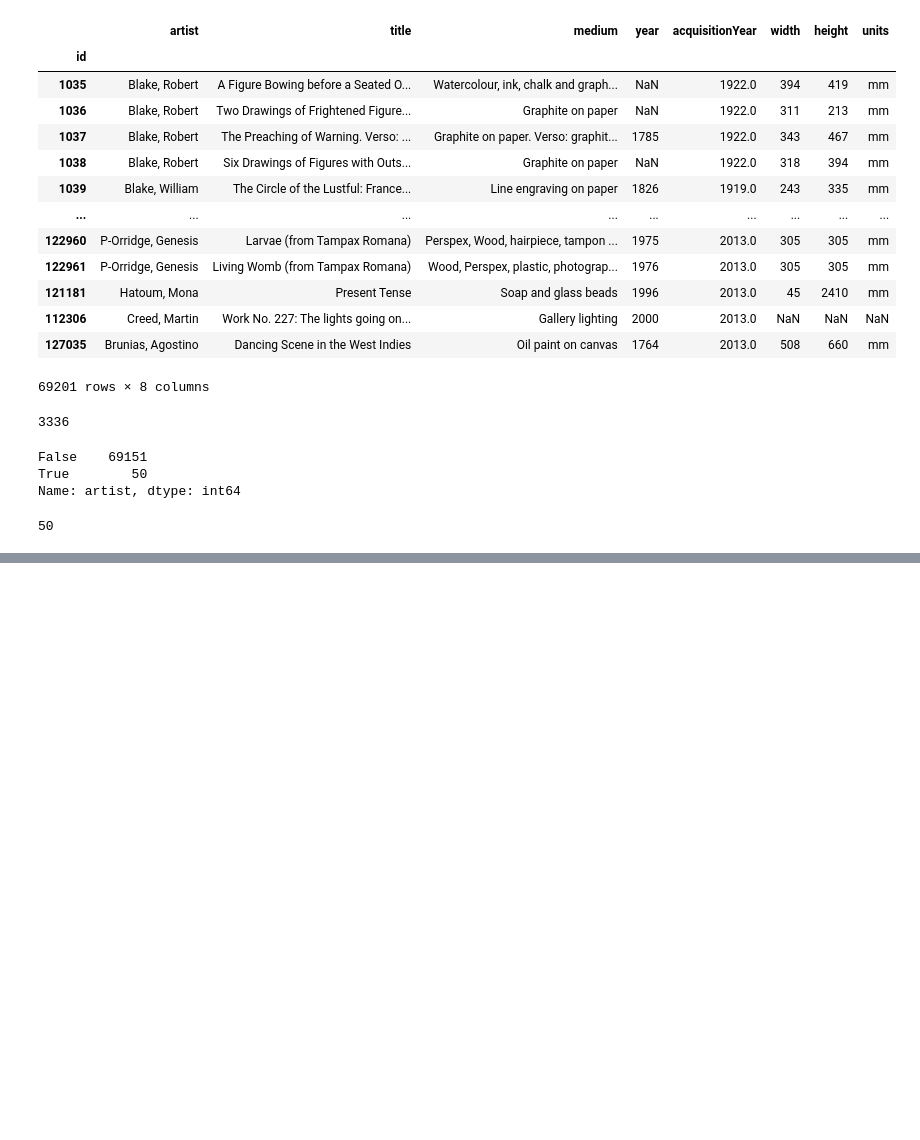
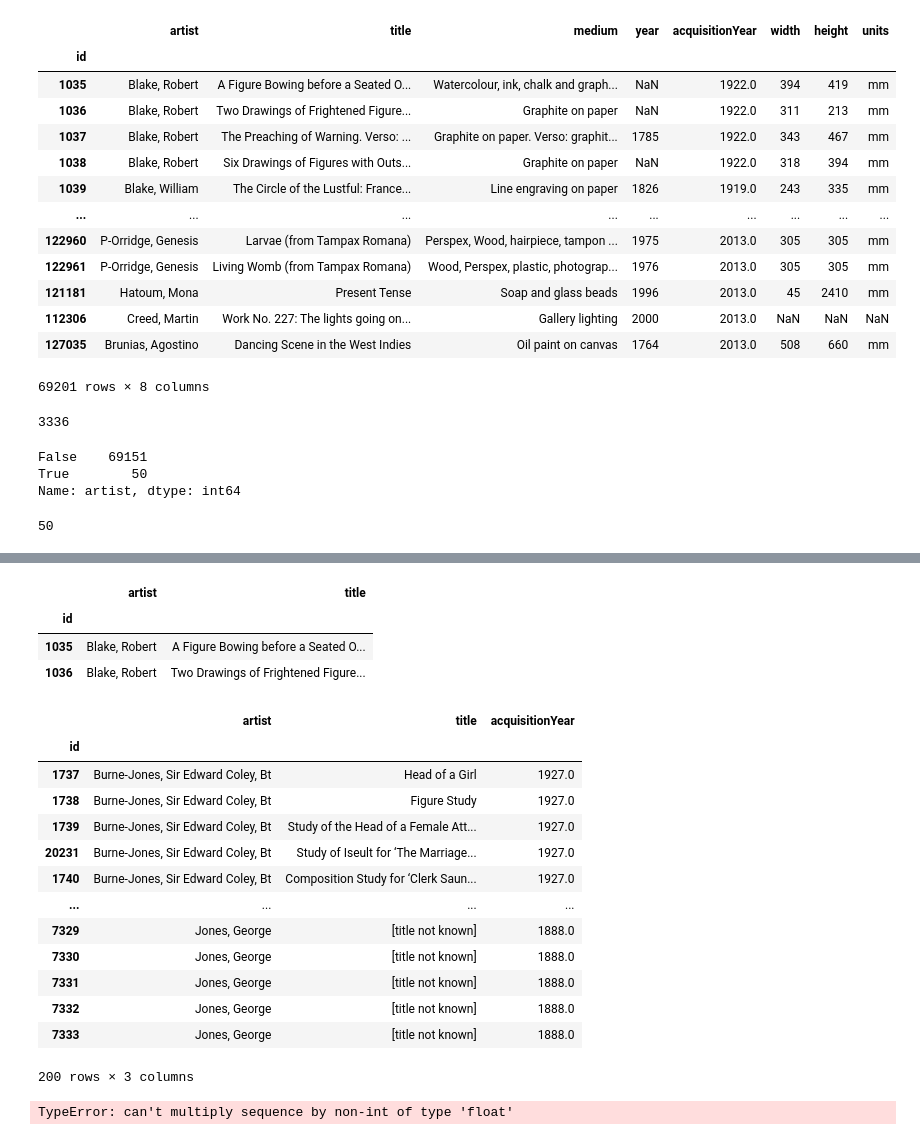
Before and after one commit to erickrex/python-cheatsheet, a Jupyter notebook: bfundamentals_indexing.ipynb, the cells around one changed output, grey strips where cells are left out. Cells and saved outputs as stored; diff of their text form; code cells hidden in the pictures; blank space fills up the shorter version.

```diff
--- a/bfundamentals_indexing.ipynb
+++ b/bfundamentals_indexing.ipynb
@@ -43,0 +85,29 @@ artist_counts['Bacon, Francis']
+# %%
+df.iloc[0:2, 0:2]
+# %% [output]
+|  | artist | title |
+| id |  |  |
+| 1035 | Blake, Robert | A Figure Bowing before a Seated O... |
+| 1036 | Blake, Robert | Two Drawings of Frightened Figure... |
+# %%
+df.iloc[100:300, [0,1,4]]
+# %% [output]
+|  | artist | title | acquisitionYear |
+| id |  |  |  |
+| 1737 | Burne-Jones, Sir Edward Coley, Bt | Head of a Girl | 1927.0 |
+| 1738 | Burne-Jones, Sir Edward Coley, Bt | Figure Study | 1927.0 |
+| 1739 | Burne-Jones, Sir Edward Coley, Bt | Study of the Head of a Female Att... | 1927.0 |
+| 20231 | Burne-Jones, Sir Edward Coley, Bt | Study of Iseult for ‘The Marriage... | 1927.0 |
+| 1740 | Burne-Jones, Sir Edward Coley, Bt | Composition Study for ‘Clerk Saun... | 1927.0 |
+| ... | ... | ... | ... |
+| 7329 | Jones, George | [title not known] | 1888.0 |
+| 7330 | Jones, George | [title not known] | 1888.0 |
+| 7331 | Jones, George | [title not known] | 1888.0 |
+| 7332 | Jones, George | [title not known] | 1888.0 |
+| 7333 | Jones, George | [title not known] | 1888.0 |
+200 rows × 3 columns
+# %%
+#Find the artwork with the biggest area in the dataset??!!
+df['height'] * df['width']
+# %% [output]
+TypeError: can't multiply sequence by non-int of type 'float'
```
Also changed, not shown: parts of 15 cells of this notebook.
